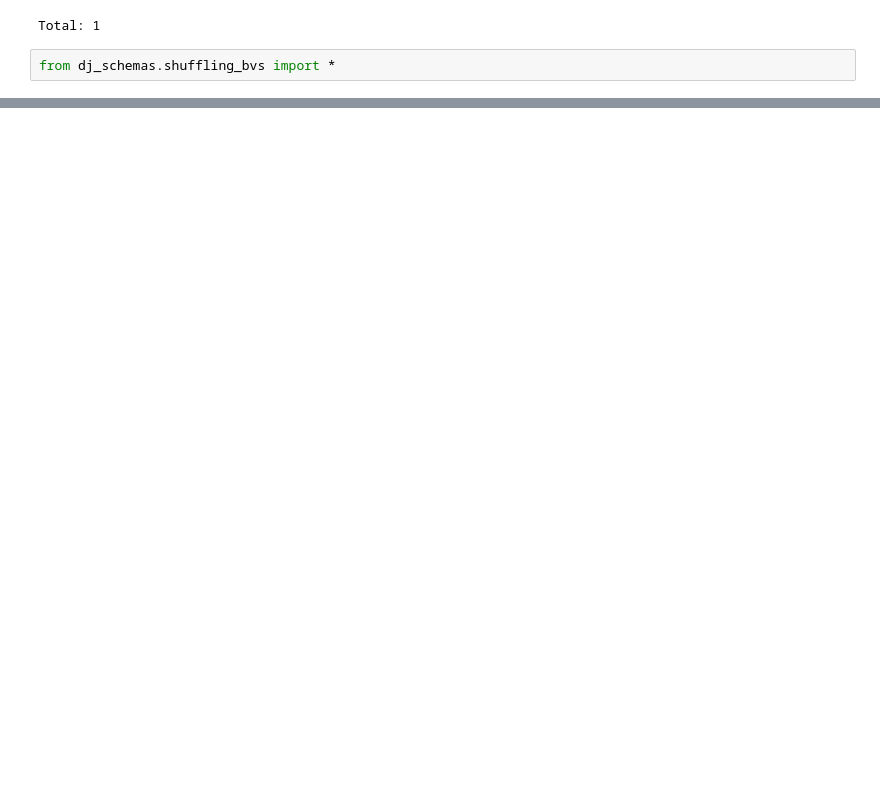
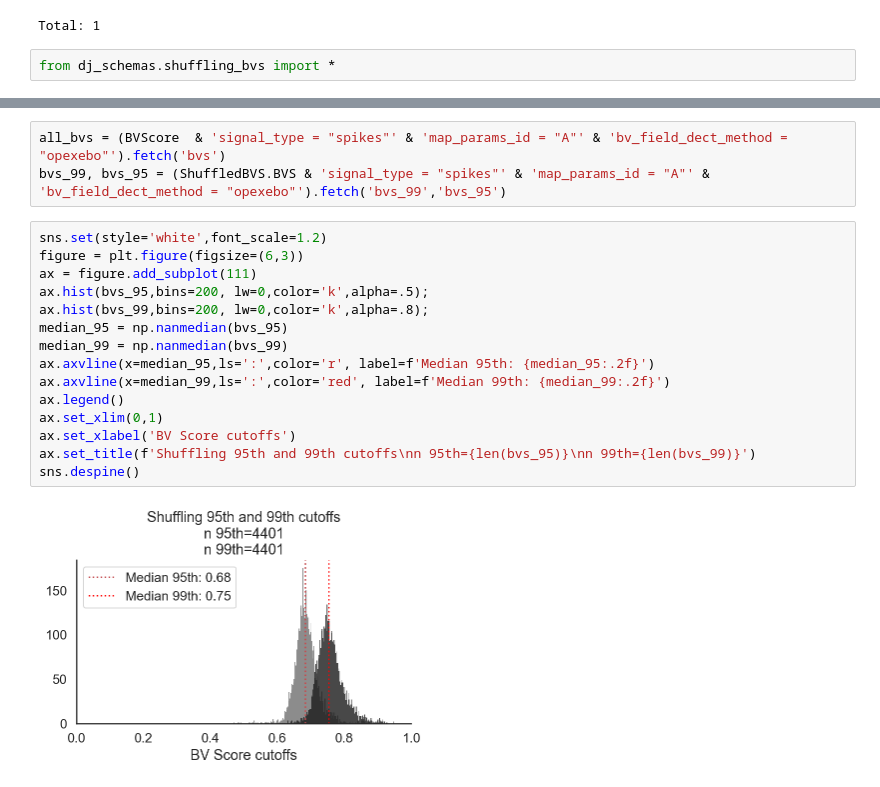
Before and after one commit to horsto/boundary_vector_score, a Jupyter notebook: BVS datajoint imaging.ipynb, the cells around one changed output, grey strips where cells are left out. Cells and saved outputs as stored; diff of their text form; blank space fills up the shorter version.

```diff
--- a/BVS datajoint imaging.ipynb
+++ b/BVS datajoint imaging.ipynb
@@ -149,0 +103,20 @@ ValueError: num must be 1 <= num <= 5, not 6
+# %%
+all_bvs = (BVScore  & 'signal_type = "spikes"' & 'map_params_id = "A"' & 'bv_field_dect_method = "opexebo"').fetch('bvs')
+bvs_99, bvs_95 = (ShuffledBVS.BVS & 'signal_type = "spikes"' & 'map_params_id = "A"' & 'bv_field_dect_method = "opexebo"').fetch('bvs_99','bvs_95')
+# %%
+sns.set(style='white',font_scale=1.2)
+figure = plt.figure(figsize=(6,3))
+ax = figure.add_subplot(111)
+ax.hist(bvs_95,bins=200, lw=0,color='k',alpha=.5);
+ax.hist(bvs_99,bins=200, lw=0,color='k',alpha=.8);
+median_95 = np.nanmedian(bvs_95)
+median_99 = np.nanmedian(bvs_99)
+ax.axvline(x=median_95,ls=':',color='r', label=f'Median 95th: {median_95:.2f}')
+ax.axvline(x=median_99,ls=':',color='red', label=f'Median 99th: {median_99:.2f}')
+ax.legend()
+ax.set_xlim(0,1)
+ax.set_xlabel('BV Score cutoffs')
+ax.set_title(f'Shuffling 95th and 99th cutoffs\nn 95th={len(bvs_95)}\nn 99th={len(bvs_99)}')
+sns.despine()
+# %% [output]
+[figure, added]
```
Also changed, not shown: parts of 21 cells of this notebook.
